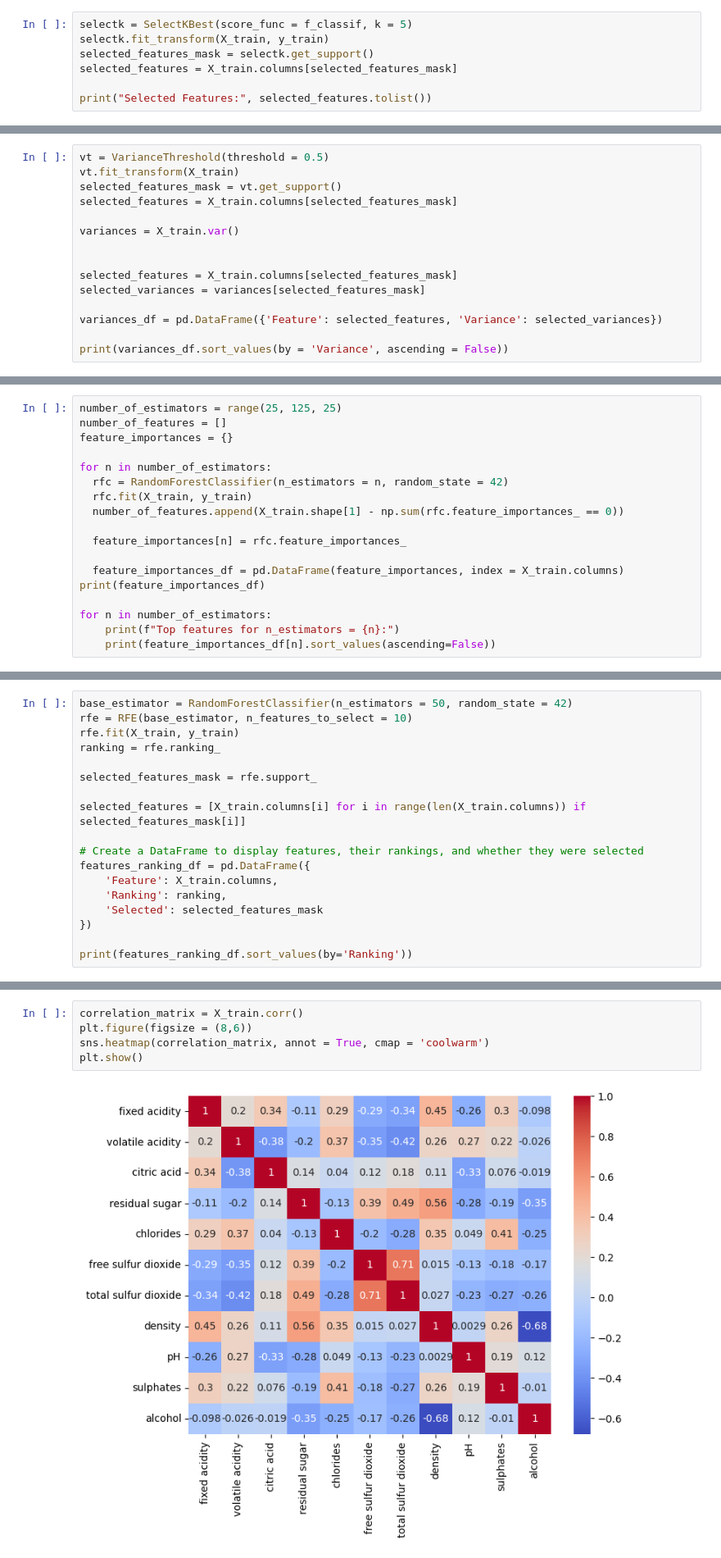
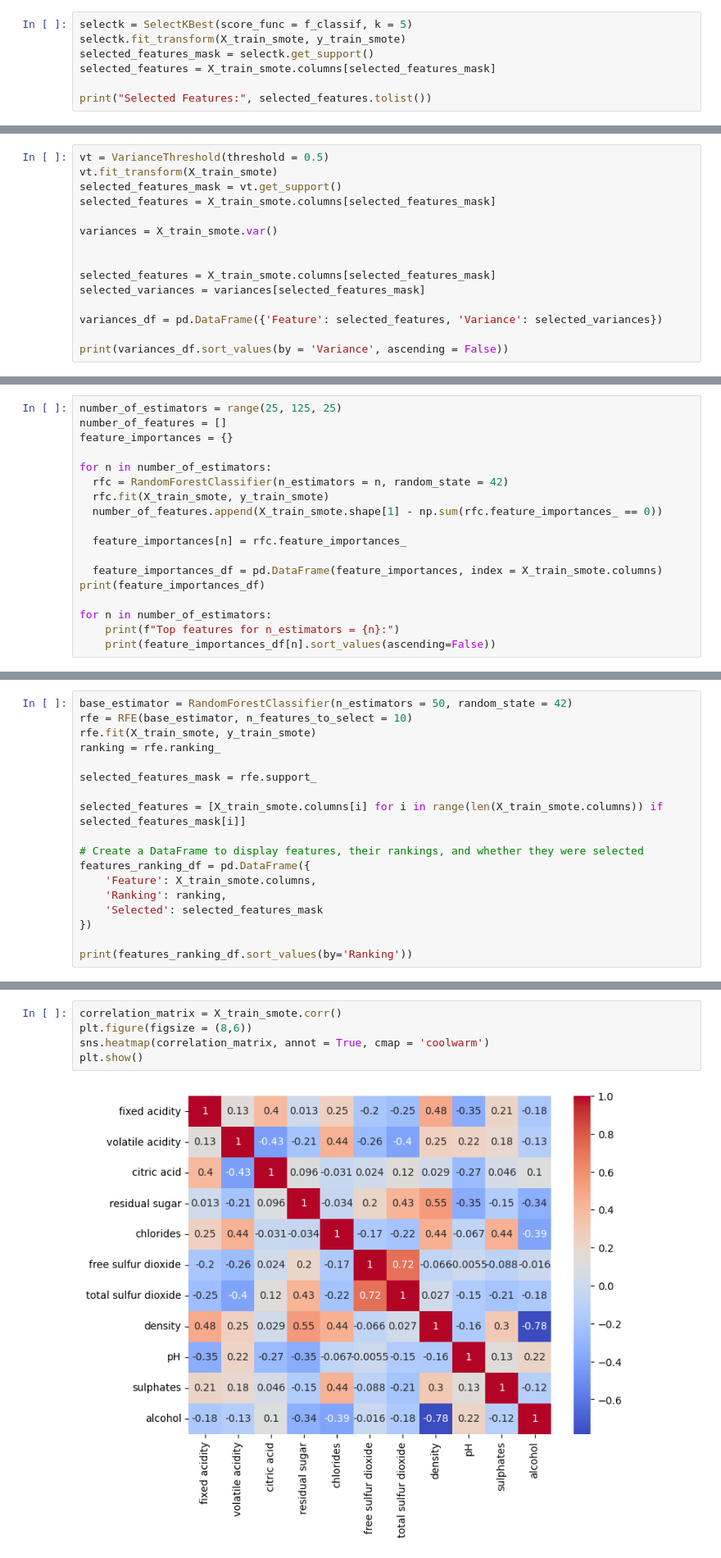
Before and after one commit to Roseyshi/Wine-Quality-Classification, a Jupyter notebook: Wine_Prediction.ipynb, the cells around one changed output, grey strips where cells are left out. Shown at 82% size. Cells and saved outputs as stored; diff of their text form.

```diff
--- a/Wine_Prediction.ipynb
+++ b/Wine_Prediction.ipynb
@@ -64,8 +105,8 @@ X_test = pd.DataFrame(X_test, columns = X.columns)
 # %%
 selectk = SelectKBest(score_func = f_classif, k = 5)
-selectk.fit_transform(X_train, y_train)
+selectk.fit_transform(X_train_smote, y_train_smote)
 selected_features_mask = selectk.get_support()
-selected_features = X_train.columns[selected_features_mask]
+selected_features = X_train_smote.columns[selected_features_mask]
 
 print("Selected Features:", selected_features.tolist())
 # %% [output]
@@ -73,13 +114,13 @@ Selected Features: ['volatile acidity', 'chlorides', 'free sulfur dioxide', 'den
 # %%
 vt = VarianceThreshold(threshold = 0.5)
-vt.fit_transform(X_train)
+vt.fit_transform(X_train_smote)
 selected_features_mask = vt.get_support()
-selected_features = X_train.columns[selected_features_mask]
+selected_features = X_train_smote.columns[selected_features_mask]
 
-variances = X_train.var()
+variances = X_train_smote.var()
 
 
-selected_features = X_train.columns[selected_features_mask]
+selected_features = X_train_smote.columns[selected_features_mask]
 selected_variances = variances[selected_features_mask]
 
 variances_df = pd.DataFrame({'Feature': selected_features, 'Variance': selected_variances})
@@ -105,12 +146,12 @@ feature_importances = {}
 
 for n in number_of_estimators:
   rfc = RandomForestClassifier(n_estimators = n, random_state = 42)
-  rfc.fit(X_train, y_train)
-  number_of_features.append(X_train.shape[1] - np.sum(rfc.feature_importances_ == 0))
+  rfc.fit(X_train_smote, y_train_smote)
+  number_of_features.append(X_train_smote.shape[1] - np.sum(rfc.feature_importances_ == 0))
 
   feature_importances[n] = rfc.feature_importances_
 
-  feature_importances_df = pd.DataFrame(feature_importances, index = X_train.columns)
+  feature_importances_df = pd.DataFrame(feature_importances, index = X_train_smote.columns)
 print(feature_importances_df)
 
 for n in number_of_estimators:
@@ -137,16 +178,16 @@ Name: 100, dtype: float64
 # %%
 base_estimator = RandomForestClassifier(n_estimators = 50, random_state = 42)
 rfe = RFE(base_estimator, n_features_to_select = 10)
-rfe.fit(X_train, y_train)
+rfe.fit(X_train_smote, y_train_smote)
 ranking = rfe.ranking_
 
 selected_features_mask = rfe.support_
 
-selected_features = [X_train.columns[i] for i in range(len(X_train.columns)) if selected_features_mask[i]]
+selected_features = [X_train_smote.columns[i] for i in range(len(X_train_smote.columns)) if selected_features_mask[i]]
 
 # Create a DataFrame to display features, their rankings, and whether they were selected
 features_ranking_df = pd.DataFrame({
-    'Feature': X_train.columns,
+    'Feature': X_train_smote.columns,
     'Ranking': ranking,
     'Selected': selected_features_mask
 })
@@ -168,7 +209,7 @@ print(features_ranking_df.sort_values(by='Ranking'))
 # %%
-correlation_matrix = X_train.corr()
+correlation_matrix = X_train_smote.corr()
 plt.figure(figsize = (8,6))
 sns.heatmap(correlation_matrix, annot = True, cmap = 'coolwarm')
 plt.show()
 # %% [output]
-[figure, old version]
+[figure, new version]
```
Also changed, not shown: parts of 18 cells of this notebook.
